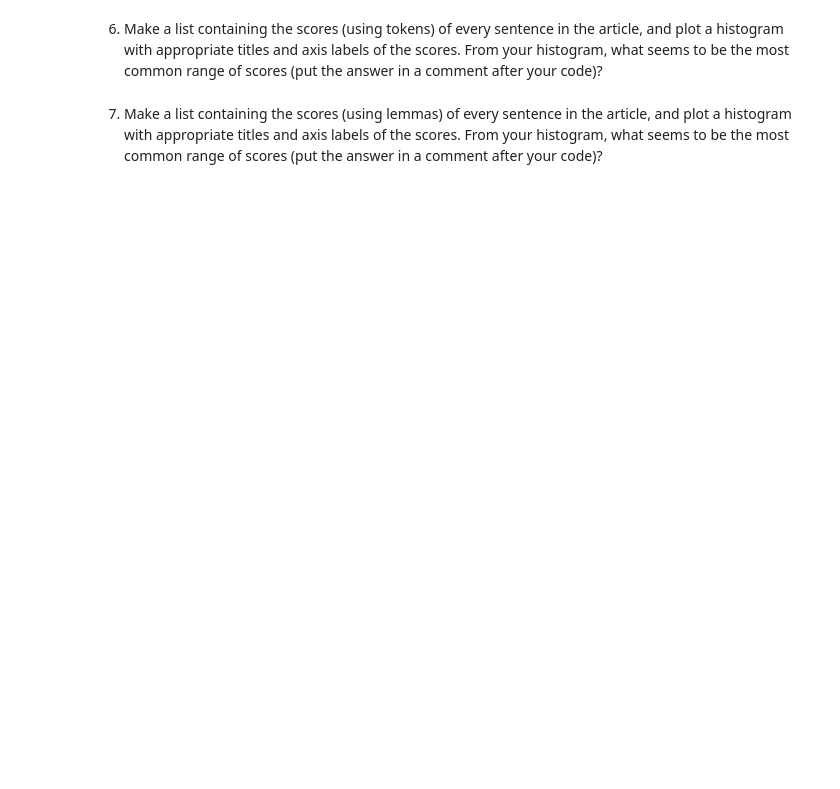
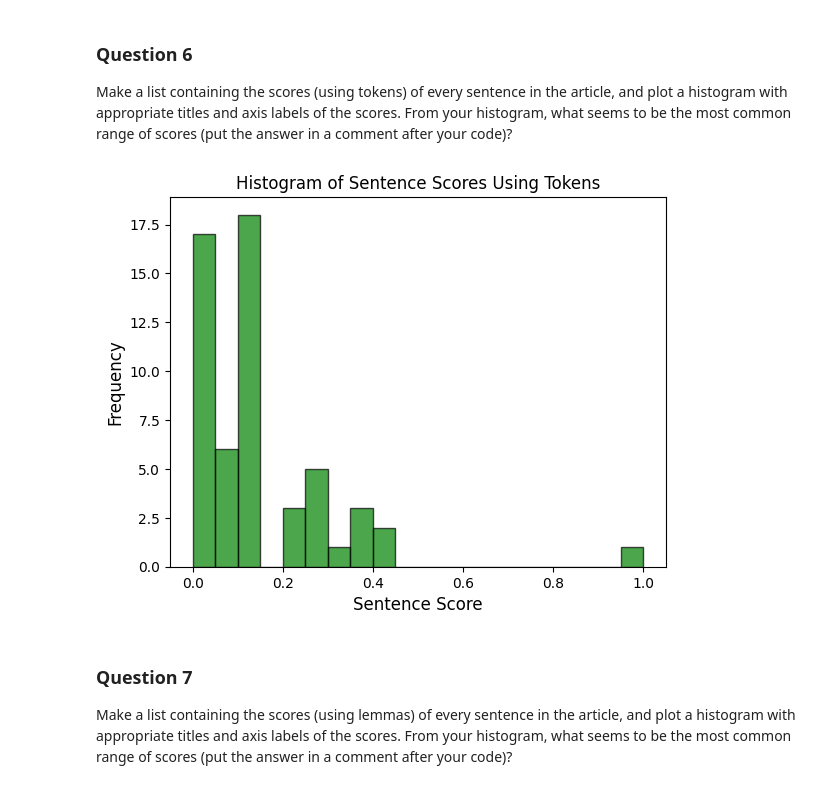
Before and after one commit to ryankrabbe/web-project-06-krabbe, a Jupyter notebook: web-scraping.ipynb, the cells around one changed output. Drawn from its saved outputs; the diff is of its cells as text; code cells hidden in the pictures; blank space fills up the shorter version.

```diff
--- a/web-scraping.ipynb
+++ b/web-scraping.ipynb
@@ -45,0 +113,24 @@ All prereqs installed.
+# %%
+# Import Packages
+import spacy
+from collections import Counter
+
+# Load spaCy model
+nlp = spacy.load("en_core_web_sm")
+
+# Process the article text
+doc = nlp(Text)
+
+# Filter out tokens that are not needed
+tokens = [token.text for token in doc if not token.is_punct and not token.is_stop and not token.is_space]
+
+# Count frequencies of tokens
+token_counts = Counter(tokens)
+
+# Determine 5 most frequent tokens
+most_frequent_tokens = token_counts.most_common(5)
+
+# Print results
+print("Top 5 Most Frequent Tokens:")
+for token, freq in most_frequent_tokens:
+    print(f"Token: {token}, Frequency: {freq}")
@@ -54,4 +223,28 @@ You may find some of the code from the in class notes useful; feel free to use m
 # %% [markdown]
-6. Make a list containing the scores (using tokens) of every sentence in the article, and plot a histogram with appropriate titles and axis labels of the scores. From your histogram, what seems to be the most common range of scores (put the answer in a comment after your code)?
+### Question 6
+
+Make a list containing the scores (using tokens) of every sentence in the article, and plot a histogram with appropriate titles and axis labels of the scores. From your histogram, what seems to be the most common range of scores (put the answer in a comment after your code)?
+# %%
+# Load spaCy model
+nlp = spacy.load("en_core_web_sm")
+
+# Process the article text
+doc = nlp(Text)
+sentences = [sent.text.strip() for sent in doc.sents]
+
+sentence_scores = [score_sentence_by_token(sentence.text, interesting_tokens) for sentence in doc.sents]
+
+# Plot histogram
+plt.hist(sentence_scores, bins=20, color='green', edgecolor='black', alpha=0.7)
+plt.title('Histogram of Sentence Scores Using Tokens')
+plt.xlabel('Sentence Score', fontsize=12)
+plt.ylabel('Frequency', fontsize=12)
+plt.show()
+
+# The most common range of scores based on the historgram below are between 0.0 and 0.2
+# %% [output]
+[figure, added]
 # %% [markdown]
-7. Make a list containing the scores (using lemmas) of every sentence in the article, and plot a histogram with appropriate titles and axis labels of the scores.  From your histogram, what seems to be the most common range of scores (put the answer in a comment after your code)?
+### Question 7
+
+Make a list containing the scores (using lemmas) of every sentence in the article, and plot a histogram with appropriate titles and axis labels of the scores.  From your histogram, what seems to be the most common range of scores (put the answer in a comment after your code)?
```
Also changed, not shown: parts of 16 cells of this notebook, 1 other file.
